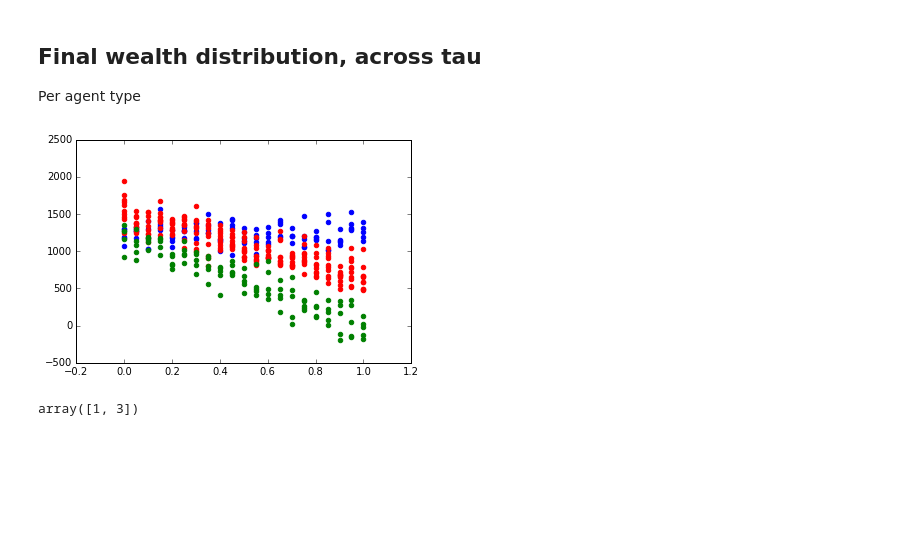
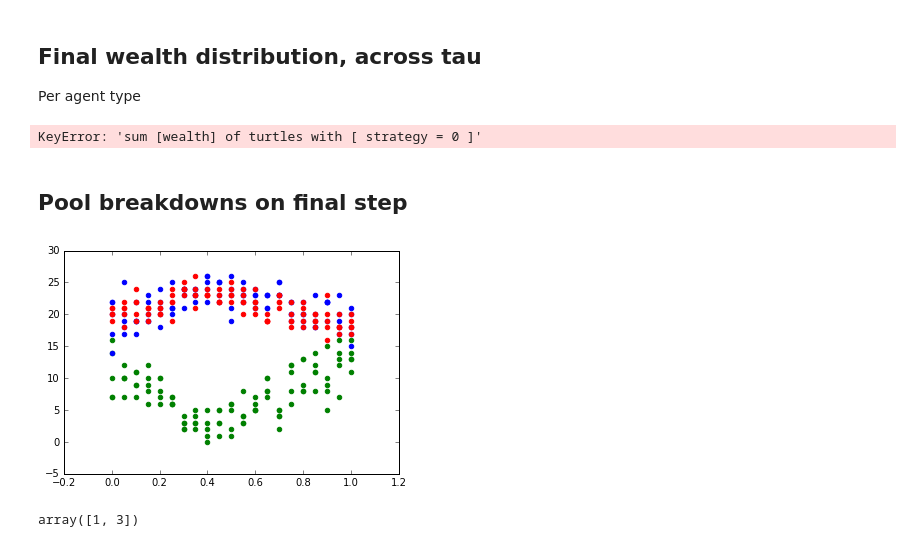
Before and after one commit to marycourtland/complexity-challenge-spring-2018, a Jupyter notebook: tau_analysis.ipynb, the cells around one changed output. Drawn from its saved outputs; the diff is of its cells as text; code cells hidden in the pictures; blank space fills up the shorter version.

```diff
--- a/tau_analysis.ipynb
+++ b/tau_analysis.ipynb
@@ -68,16 +68,32 @@ final_step_mask = [step == 100 for step in data['[step]']]
 final_tau = np.extract(final_step_mask, data['tau'])
 final_wealth_0 = np.extract(final_step_mask, data['sum [wealth] of turtles with [ strategy = 0 ]'])
 final_wealth_1 = np.extract(final_step_mask, data['sum [wealth] of turtles with [ strategy = 1 ]'])
-final_wealth_2 = np.extract(final_step_mask, data['sum [wealth] of turtles with [ strategy = 2 ]'])
-final_wealth_3 = np.extract(final_step_mask, data['sum [wealth] of turtles with [ strategy = 3 ]'])
+#final_wealth_2 = np.extract(final_step_mask, data['sum [wealth] of turtles with [ strategy = 2 ]'])
+#final_wealth_3 = np.extract(final_step_mask, data['sum [wealth] of turtles with [ strategy = 3 ]'])
 
 plt.scatter(final_tau, final_wealth_0, color='blue')
 plt.scatter(final_tau, final_wealth_1, color='red')
-plt.scatter(final_tau, final_wealth_2, color='red')
-plt.scatter(final_tau, final_wealth_3, color='green')
+#plt.scatter(final_tau, final_wealth_2, color='red')
+#plt.scatter(final_tau, final_wealth_3, color='green')
 plt.show()
 # %% [output]
-[figure, removed]
+KeyError: 'sum [wealth] of turtles with [ strategy = 0 ]'
+# %% [markdown]
+## Pool breakdowns on final step
+# %%
+final_step_mask = [step == 100 for step in data['[step]']]
+final_tau = np.extract(final_step_mask, data['tau'])
+final_pool_count_0 = np.extract(final_step_mask, data['get-for-pool recent-agent-history 0'])
+final_pool_count_1 = np.extract(final_step_mask, data['get-for-pool recent-agent-history 1'])
+final_pool_count_2 = np.extract(final_step_mask, data['get-for-pool recent-agent-history 2'])
+
+
+plt.scatter(final_tau, final_pool_count_0, color='green')
+plt.scatter(final_tau, final_pool_count_1, color='blue')
+plt.scatter(final_tau, final_pool_count_2, color='red')
+plt.show()
+# %% [output]
+[figure, added]
 # %%
 def break_by_agent_group():
     final_step_mask = [step == 100 for step in data['[step]']]
```
Also changed, not shown: parts of 2 cells of this notebook, 19 other files.
